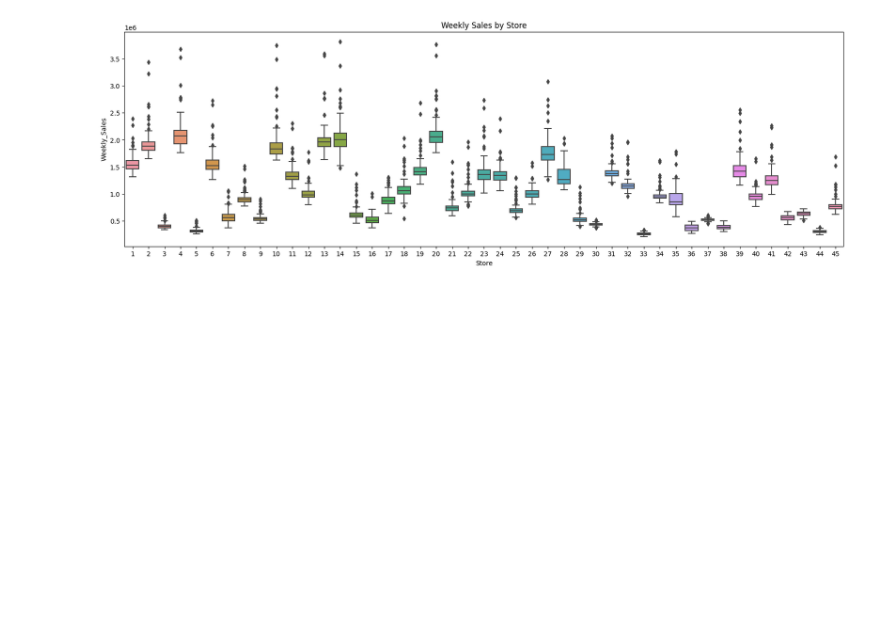
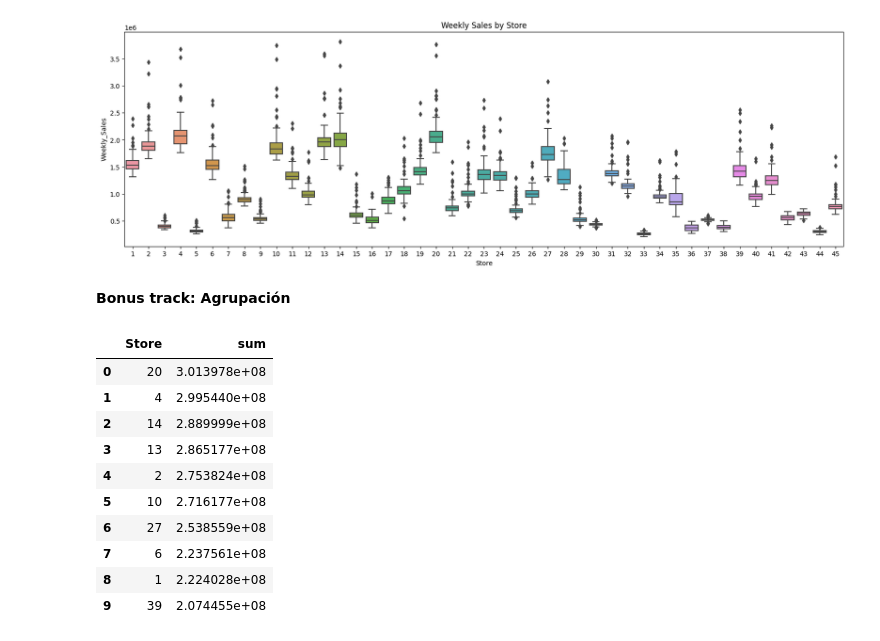
Before and after one commit to ffreirea1988/usm, a Jupyter notebook: Walmart.ipynb, the cells around one changed output. Cells and saved outputs as stored; diff of their text form; code cells hidden in the pictures; blank space fills up the shorter version.

```diff
--- a/Walmart.ipynb
+++ b/Walmart.ipynb
@@ -261,3 +261,5 @@ sns.boxplot(data=df, x='Store', y='Weekly_Sales')
 plt.show()
 # %% [output]
 [figure]
+# %% [markdown]
+**Bonus track: Agrupación**
@@ -263,0 +272,15 @@ plt.show()
+# %%
+df_topten=df1_top[0:10]
+df_topten
+# %% [output]
+|  | Store | sum |
+| 0 | 20 | 3.013978e+08 |
+| 1 | 4 | 2.995440e+08 |
+| 2 | 14 | 2.889999e+08 |
+| 3 | 13 | 2.865177e+08 |
+| 4 | 2 | 2.753824e+08 |
+| 5 | 10 | 2.716177e+08 |
+| 6 | 27 | 2.538559e+08 |
+| 7 | 6 | 2.237561e+08 |
+| 8 | 1 | 2.224028e+08 |
+| 9 | 39 | 2.074455e+08 |
```
Also changed, not shown: parts of 3 cells of this notebook.
